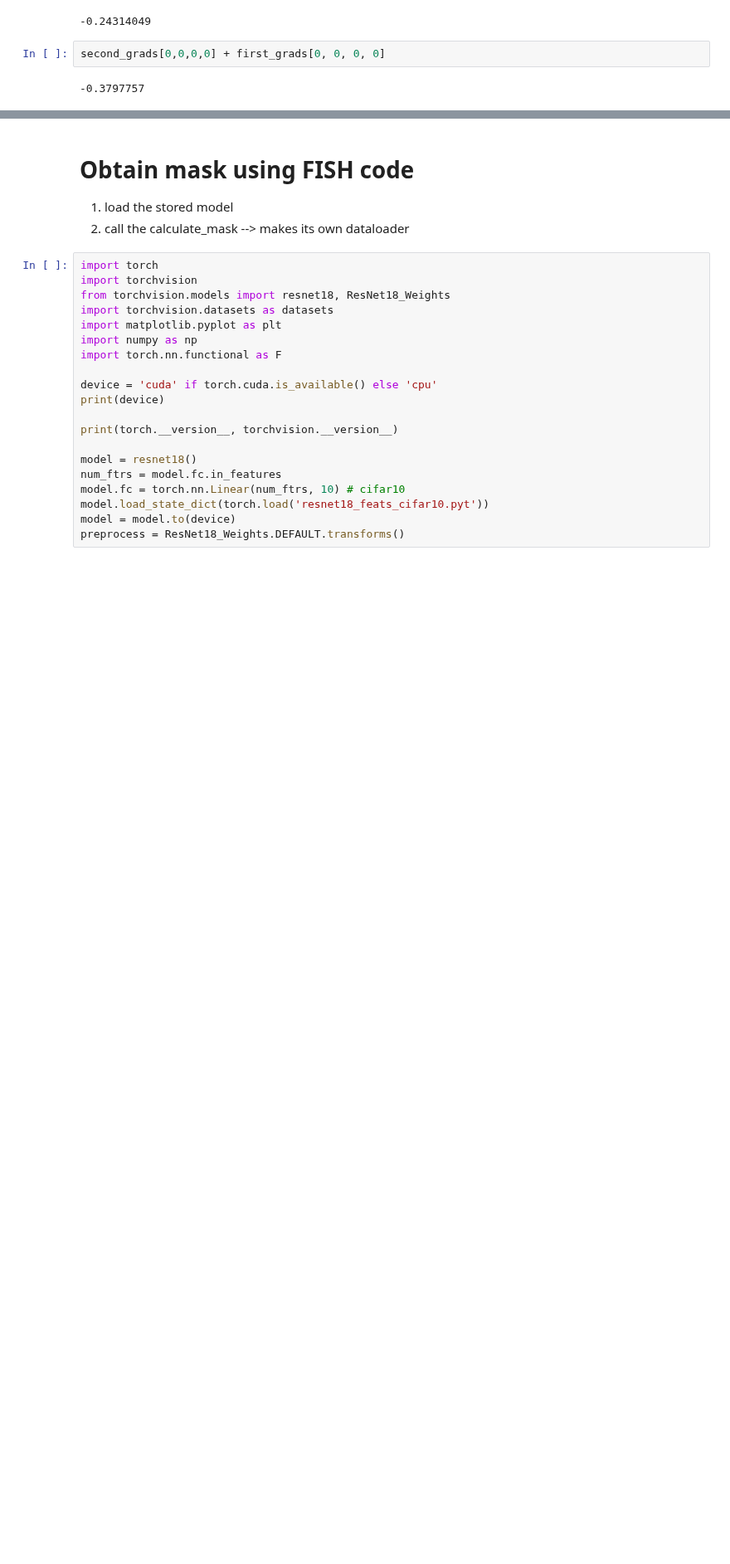
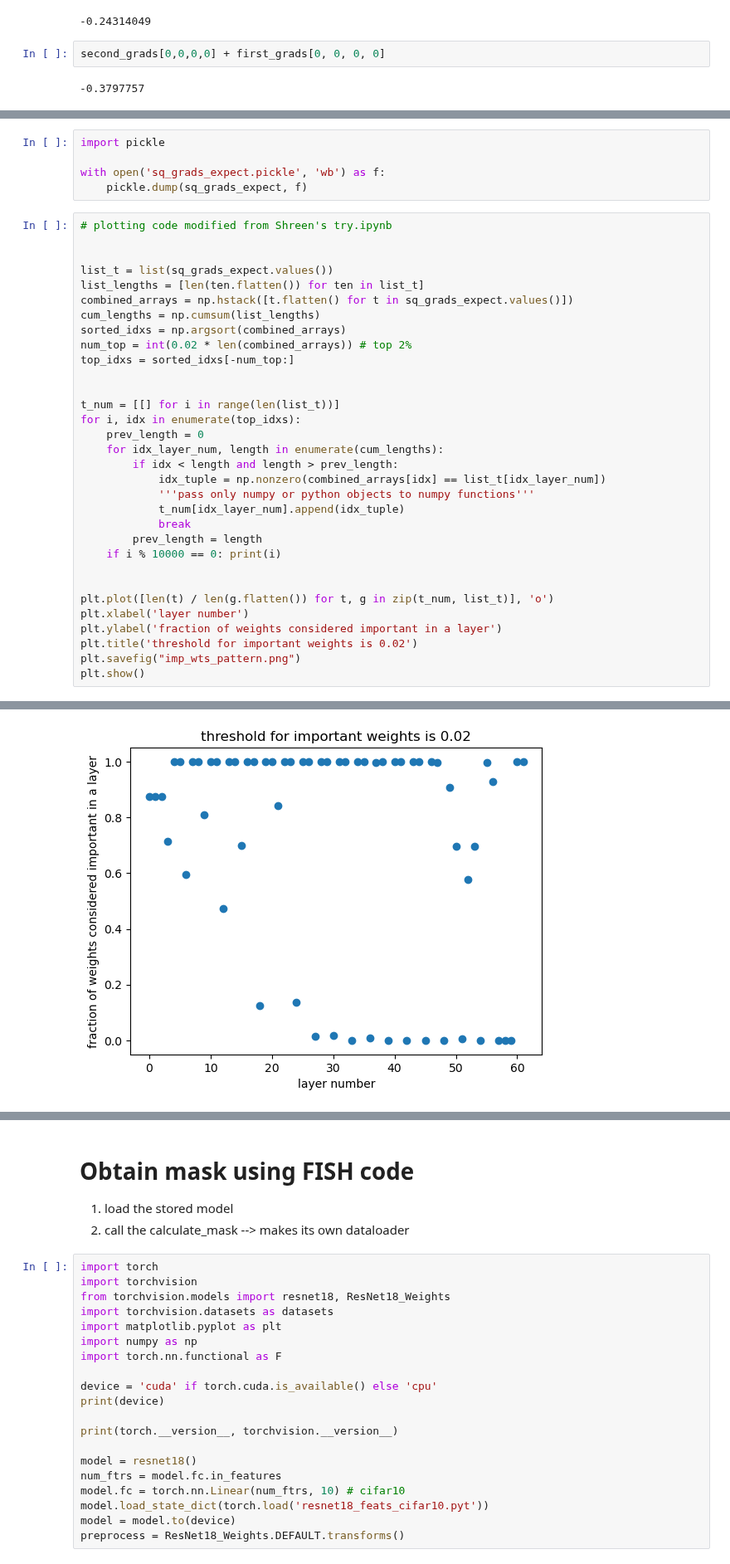
Before and after one commit to sgchr273/FisherMask, a Jupyter notebook: combining.ipynb, the cells around one changed output, grey strips where cells are left out. Shown at 83% size. Saved outputs shown, nothing was run; the diff lists cells and outputs as text; blank space fills up the shorter version.

Commit message:
WIP on why imp weight patterns are different

```diff
--- a/combining.ipynb
+++ b/combining.ipynb
@@ -562,0 +613,38 @@ second_grads[0,0,0,0] + first_grads[0, 0, 0, 0]
+# %%
+import pickle
+
+with open('sq_grads_expect.pickle', 'wb') as f:
+    pickle.dump(sq_grads_expect, f)
+# %%
+# plotting code modified from Shreen's try.ipynb
+
+
+list_t = list(sq_grads_expect.values())
+list_lengths = [len(ten.flatten()) for ten in list_t]
+combined_arrays = np.hstack([t.flatten() for t in sq_grads_expect.values()])
+cum_lengths = np.cumsum(list_lengths)
+sorted_idxs = np.argsort(combined_arrays)
+num_top = int(0.02 * len(combined_arrays)) # top 2%
+top_idxs = sorted_idxs[-num_top:]
+
+
+t_num = [[] for i in range(len(list_t))]
+for i, idx in enumerate(top_idxs):
+    prev_length = 0
+    for idx_layer_num, length in enumerate(cum_lengths):
+        if idx < length and length > prev_length:
+            idx_tuple = np.nonzero(combined_arrays[idx] == list_t[idx_layer_num])
+            '''pass only numpy or python objects to numpy functions'''
+            t_num[idx_layer_num].append(idx_tuple)
+            break
+        prev_length = length
+    if i % 10000 == 0: print(i)
+
+
+plt.plot([len(t) / len(g.flatten()) for t, g in zip(t_num, list_t)], 'o')
+plt.xlabel('layer number')
+plt.ylabel('fraction of weights considered important in a layer')
+plt.title('threshold for important weights is 0.02')
+plt.savefig("imp_wts_pattern.png")
+plt.show()
+# %% [output]
@@ -562,0 +668 @@ second_grads[0,0,0,0] + first_grads[0, 0, 0, 0]
+[figure, added]
```
Also changed, not shown: parts of 7 cells of this notebook, 1 other file.
